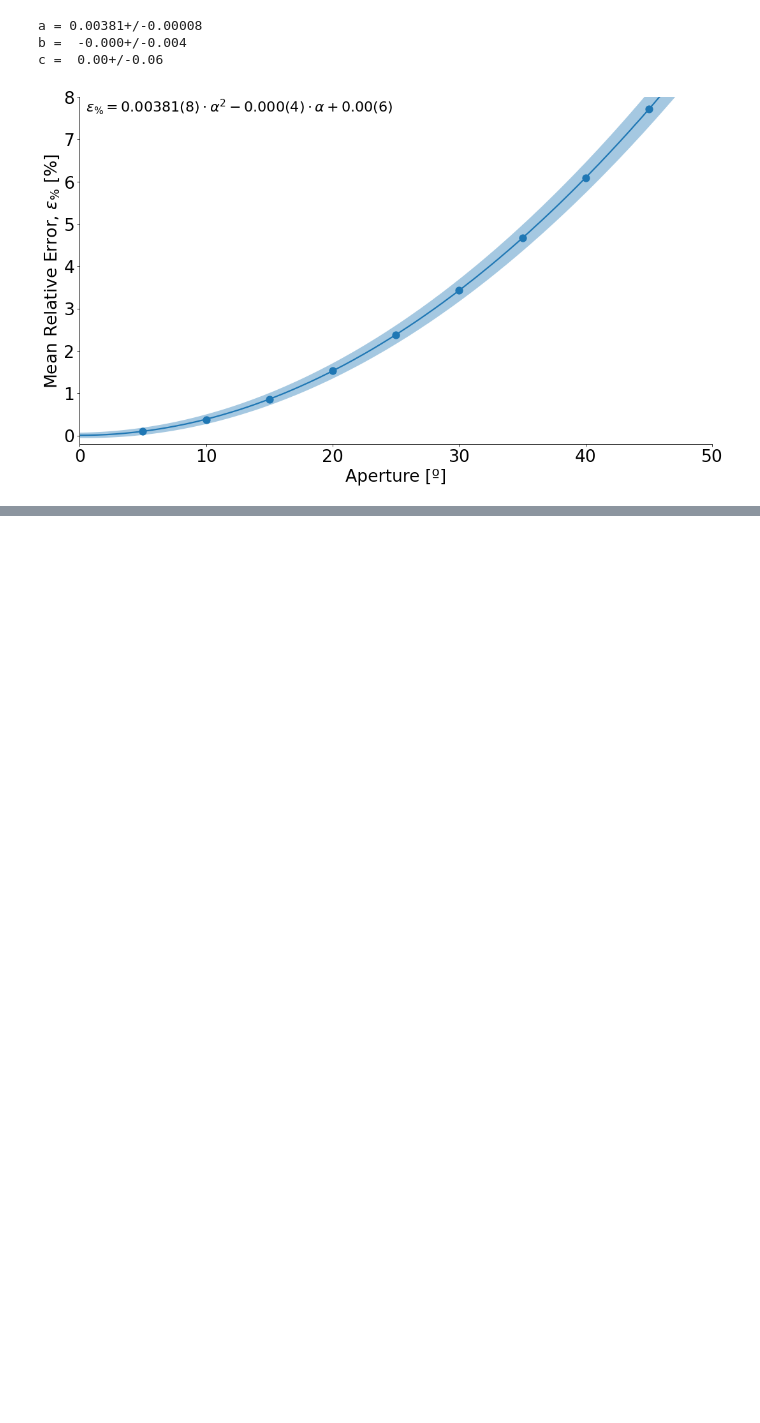
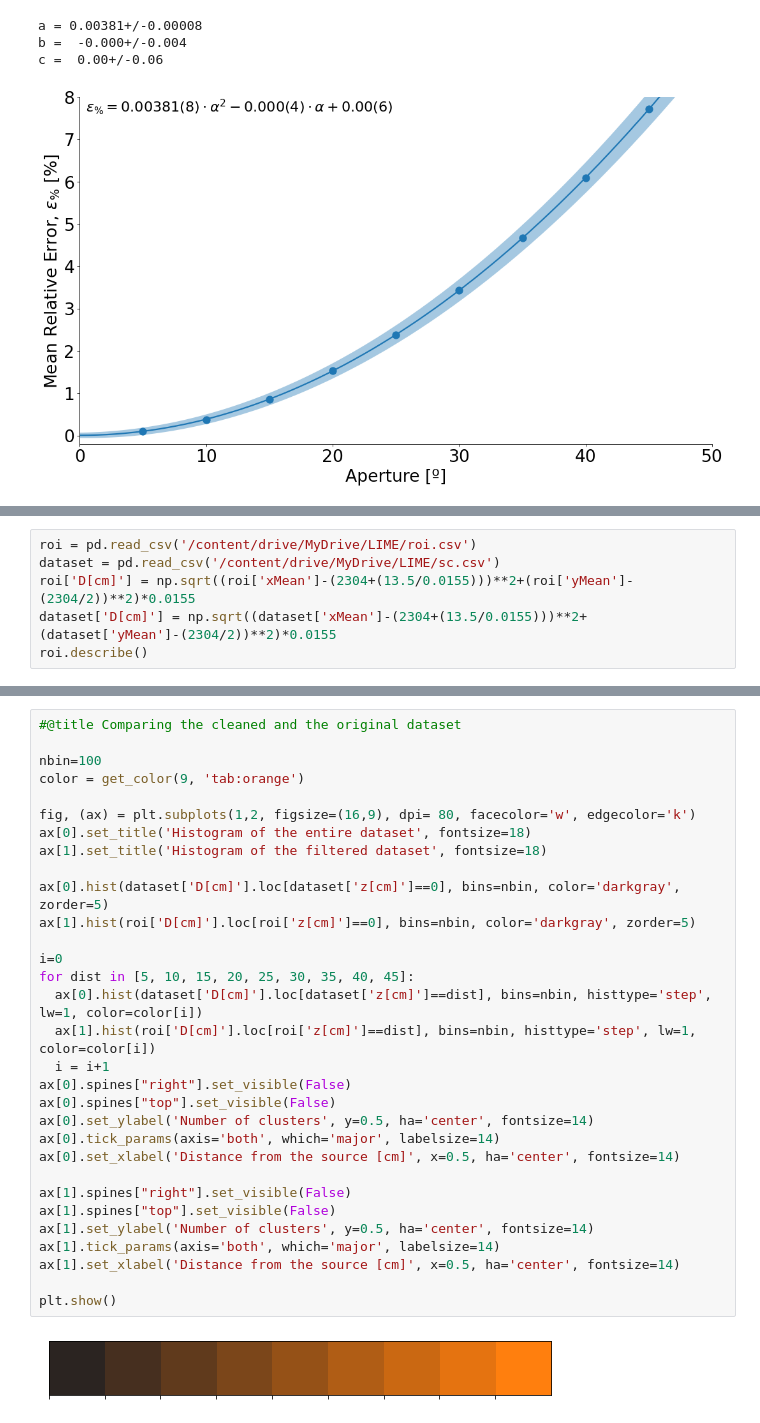
Before and after one commit to RitaROK/Analysis, a Jupyter notebook: Absorption_length.ipynb, the cells around one changed output, grey strips where cells are left out. Drawn from its saved outputs; the diff is of its cells as text; blank space fills up the shorter version.

```diff
--- a/Absorption_length.ipynb
+++ b/Absorption_length.ipynb
@@ -329,0 +338,6 @@ c =  0.00+/-0.06
+# %%
+roi = pd.read_csv('/content/drive/MyDrive/LIME/roi.csv')
+dataset = pd.read_csv('/content/drive/MyDrive/LIME/sc.csv')
+roi['D[cm]'] = np.sqrt((roi['xMean']-(2304+(13.5/0.0155)))**2+(roi['yMean']-(2304/2))**2)*0.0155
+dataset['D[cm]'] = np.sqrt((dataset['xMean']-(2304+(13.5/0.0155)))**2+(dataset['yMean']-(2304/2))**2)*0.0155
+roi.describe()
@@ -329,0 +355,33 @@ c =  0.00+/-0.06
+# %%
+#@title Comparing the cleaned and the original dataset
+
+nbin=100
+color = get_color(9, 'tab:orange')
+
+fig, (ax) = plt.subplots(1,2, figsize=(16,9), dpi= 80, facecolor='w', edgecolor='k')
+ax[0].set_title('Histogram of the entire dataset', fontsize=18)
+ax[1].set_title('Histogram of the filtered dataset', fontsize=18)
+
+ax[0].hist(dataset['D[cm]'].loc[dataset['z[cm]']==0], bins=nbin, color='darkgray', zorder=5)
+ax[1].hist(roi['D[cm]'].loc[roi['z[cm]']==0], bins=nbin, color='darkgray', zorder=5)
+
+i=0
+for dist in [5, 10, 15, 20, 25, 30, 35, 40, 45]:
+  ax[0].hist(dataset['D[cm]'].loc[dataset['z[cm]']==dist], bins=nbin, histtype='step', lw=1, color=color[i])
+  ax[1].hist(roi['D[cm]'].loc[roi['z[cm]']==dist], bins=nbin, histtype='step', lw=1, color=color[i])
+  i = i+1
+ax[0].spines["right"].set_visible(False)
+ax[0].spines["top"].set_visible(False)
+ax[0].set_ylabel('Number of clusters', y=0.5, ha='center', fontsize=14)
+ax[0].tick_params(axis='both', which='major', labelsize=14)
+ax[0].set_xlabel('Distance from the source [cm]', x=0.5, ha='center', fontsize=14)
+
+ax[1].spines["right"].set_visible(False)
+ax[1].spines["top"].set_visible(False)
+ax[1].set_ylabel('Number of clusters', y=0.5, ha='center', fontsize=14)
+ax[1].tick_params(axis='both', which='major', labelsize=14)
+ax[1].set_xlabel('Distance from the source [cm]', x=0.5, ha='center', fontsize=14)
+
+plt.show()
+# %% [output]
+[figure, added]
```
Also changed, not shown: parts of 7 cells of this notebook.
